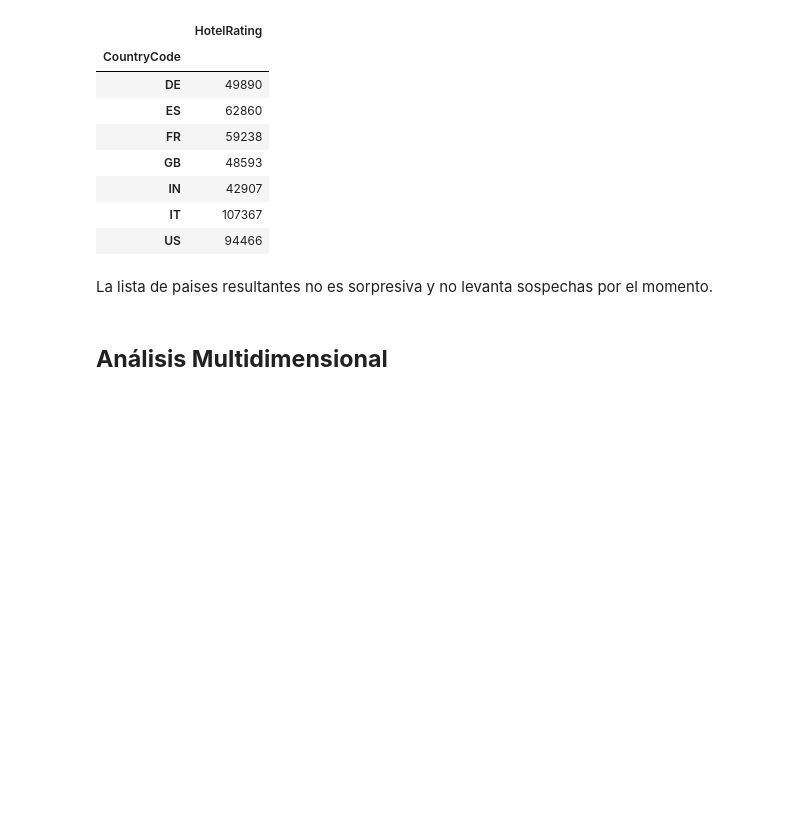
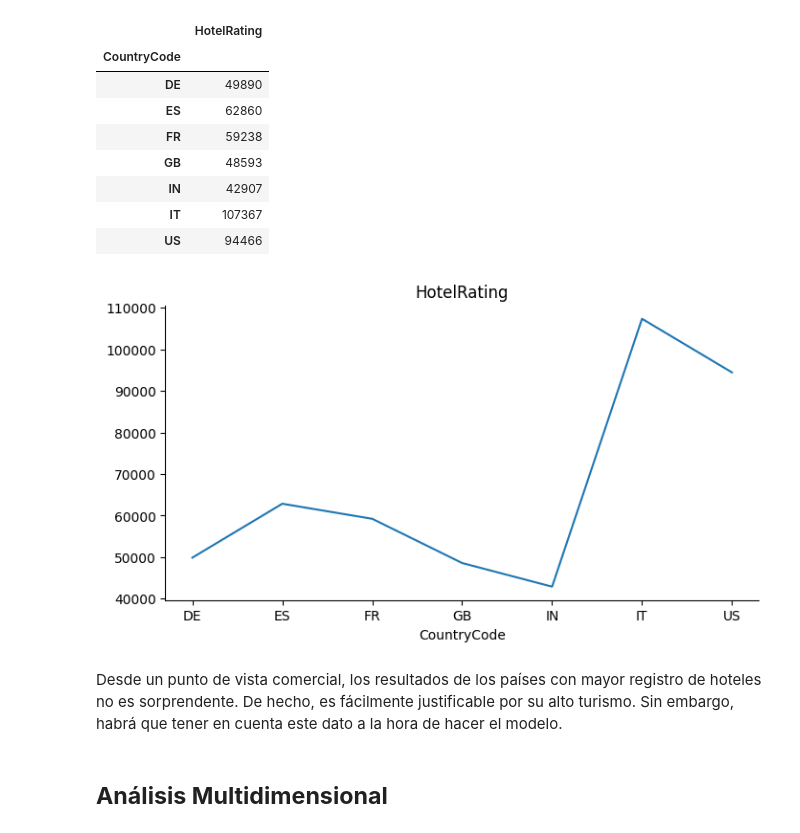
Before and after one commit to jcromo-tec/TC5035.10-proyecto-integrador, a Jupyter notebook: semana-03-avance-01/Avance1_Equipo37.ipynb, the cells around one changed output. Saved outputs shown, nothing was run; the diff lists cells and outputs as text; code cells hidden in the pictures; blank space fills up the shorter version.

```diff
--- a/semana-03-avance-01/Avance1_Equipo37.ipynb
+++ b/semana-03-avance-01/Avance1_Equipo37.ipynb
@@ -834,7 +868,13 @@ pivot_table_lots.head(40)
 | IN | 42907 |
 | IT | 107367 |
 | US | 94466 |
-# %% [markdown]
-La lista de paises resultantes no es sorpresiva y no levanta sospechas por el momento.
+# %%
+from matplotlib import pyplot as plt
+pivot_table_lots['HotelRating'].plot(kind='line', figsize=(8, 4), title='HotelRating')
+plt.gca().spines[['top', 'right']].set_visible(False)
+# %% [output]
+[figure, added]
+# %% [markdown]
+Desde un punto de vista comercial, los resultados de los países con mayor registro de hoteles no es sorprendente. De hecho, es fácilmente justificable por su alto turismo. Sin embargo, habrá que tener en cuenta este dato a la hora de hacer el modelo.
 # %% [markdown]
 ## **Análisis Multidimensional**
```
Also changed, not shown: parts of 66 cells of this notebook.
